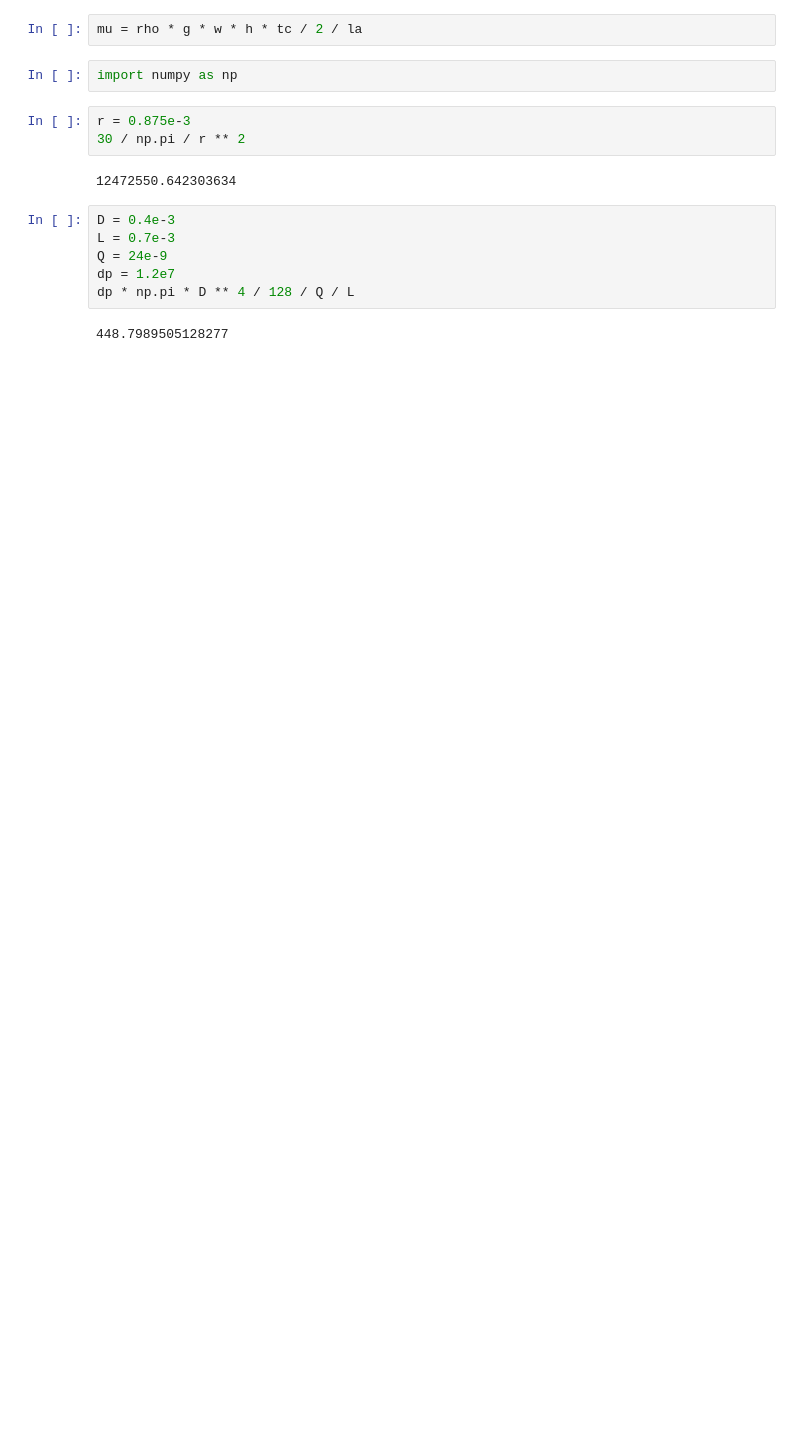
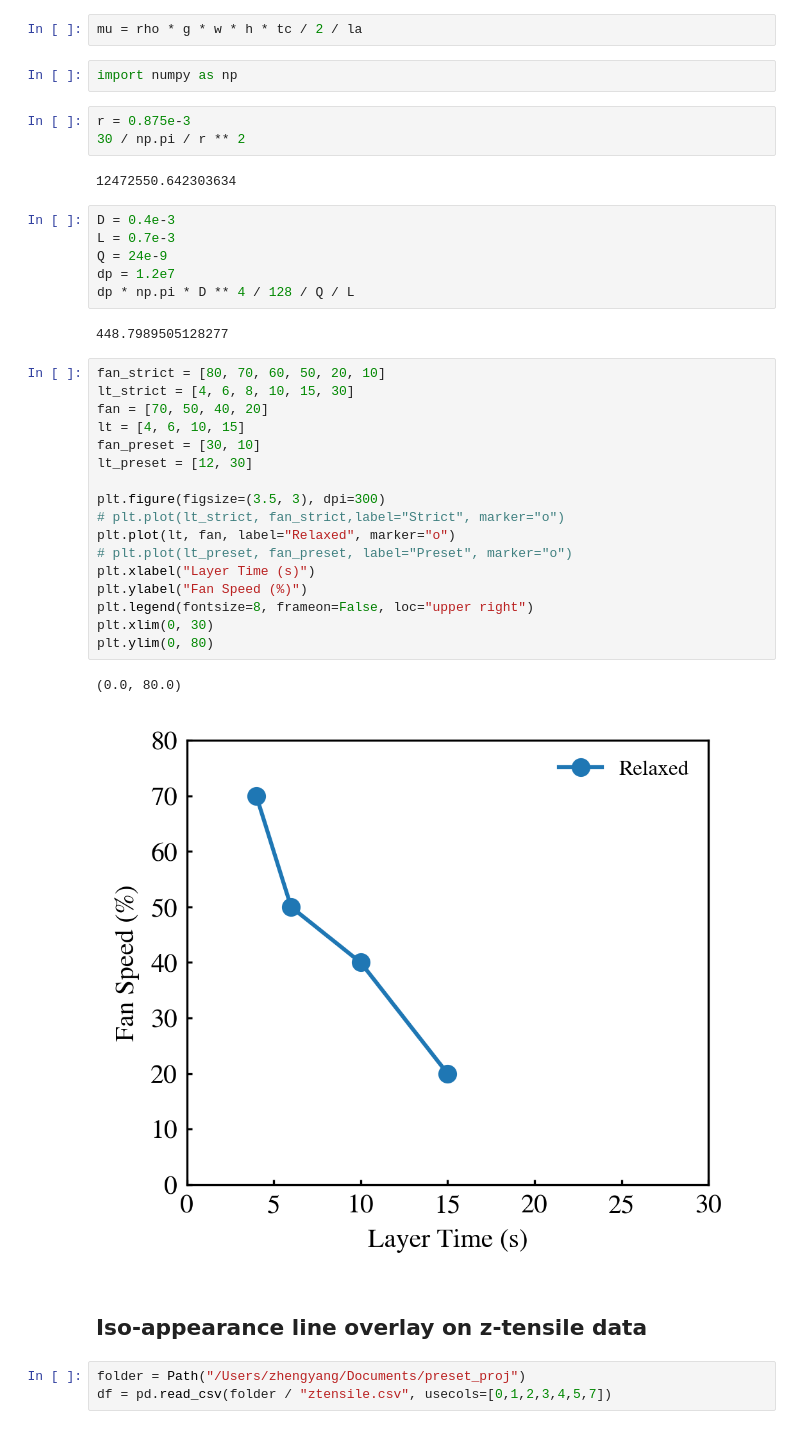
Before and after one commit to ZLoverty/Boralus, a Jupyter notebook: tensile.ipynb, the cells around one changed output. Cells and saved outputs as stored; diff of their text form; blank space fills up the shorter version.

Commit message:
interp tensile data

```diff
--- a/tensile.ipynb
+++ b/tensile.ipynb
@@ -109,3 +109,28 @@ dp = 1.2e7
 dp * np.pi * D ** 4 / 128 / Q / L
 # %% [output]
 448.7989505128277
+# %%
+fan_strict = [80, 70, 60, 50, 20, 10]
+lt_strict = [4, 6, 8, 10, 15, 30]
+fan = [70, 50, 40, 20]
+lt = [4, 6, 10, 15]
+fan_preset = [30, 10]
+lt_preset = [12, 30]
+
+plt.figure(figsize=(3.5, 3), dpi=300)
+# plt.plot(lt_strict, fan_strict,label="Strict", marker="o")
+plt.plot(lt, fan, label="Relaxed", marker="o")
+# plt.plot(lt_preset, fan_preset, label="Preset", marker="o")
+plt.xlabel("Layer Time (s)")
+plt.ylabel("Fan Speed (%)")
+plt.legend(fontsize=8, frameon=False, loc="upper right")
+plt.xlim(0, 30)
+plt.ylim(0, 80)
+# %% [output]
+(0.0, 80.0)
+[figure, added]
+# %% [markdown]
+## Iso-appearance line overlay on z-tensile data
+# %%
+folder = Path("/Users/zhengyang/Documents/preset_proj")
+df = pd.read_csv(folder / "ztensile.csv", usecols=[0,1,2,3,4,5,7])
```
Also changed, not shown: parts of 7 cells of this notebook.
